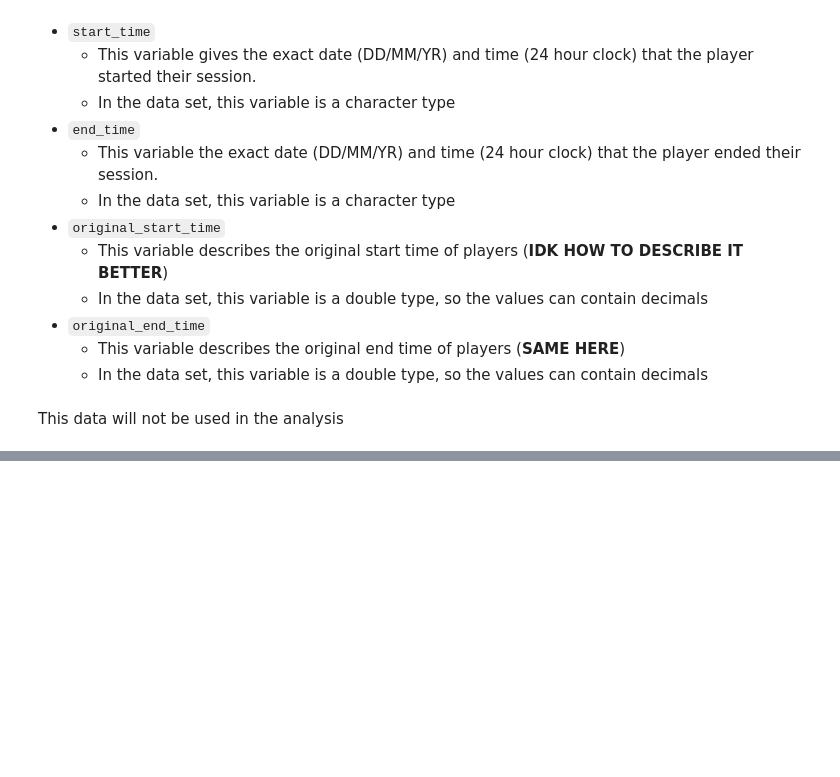
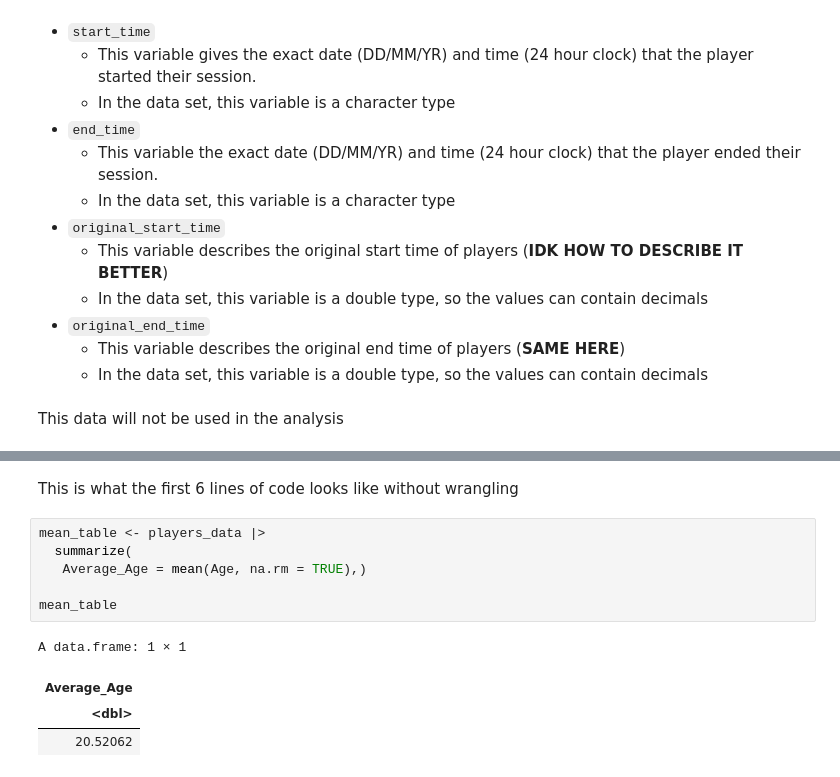
Before and after one commit to IFQXK/DSCI-100-project-group-19, a Jupyter notebook: Group Project.ipynb, the cells around one changed output, grey strips where cells are left out. Cells and saved outputs as stored; diff of their text form; blank space fills up the shorter version.

```diff
--- a/Group Project.ipynb
+++ b/Group Project.ipynb
@@ -91,0 +101,13 @@ A data.frame: 6 × 7
+# %% [markdown]
+This is what the first 6 lines of code looks like without wrangling
+# %%
+mean_table <- players_data |>
+  summarize(
+   Average_Age = mean(Age, na.rm = TRUE),)
+
+mean_table
+# %% [output]
+A data.frame: 1 × 1
+| Average_Age |
+| <dbl> |
+| 20.52062 |
```
Also changed, not shown: parts of 5 cells of this notebook.
